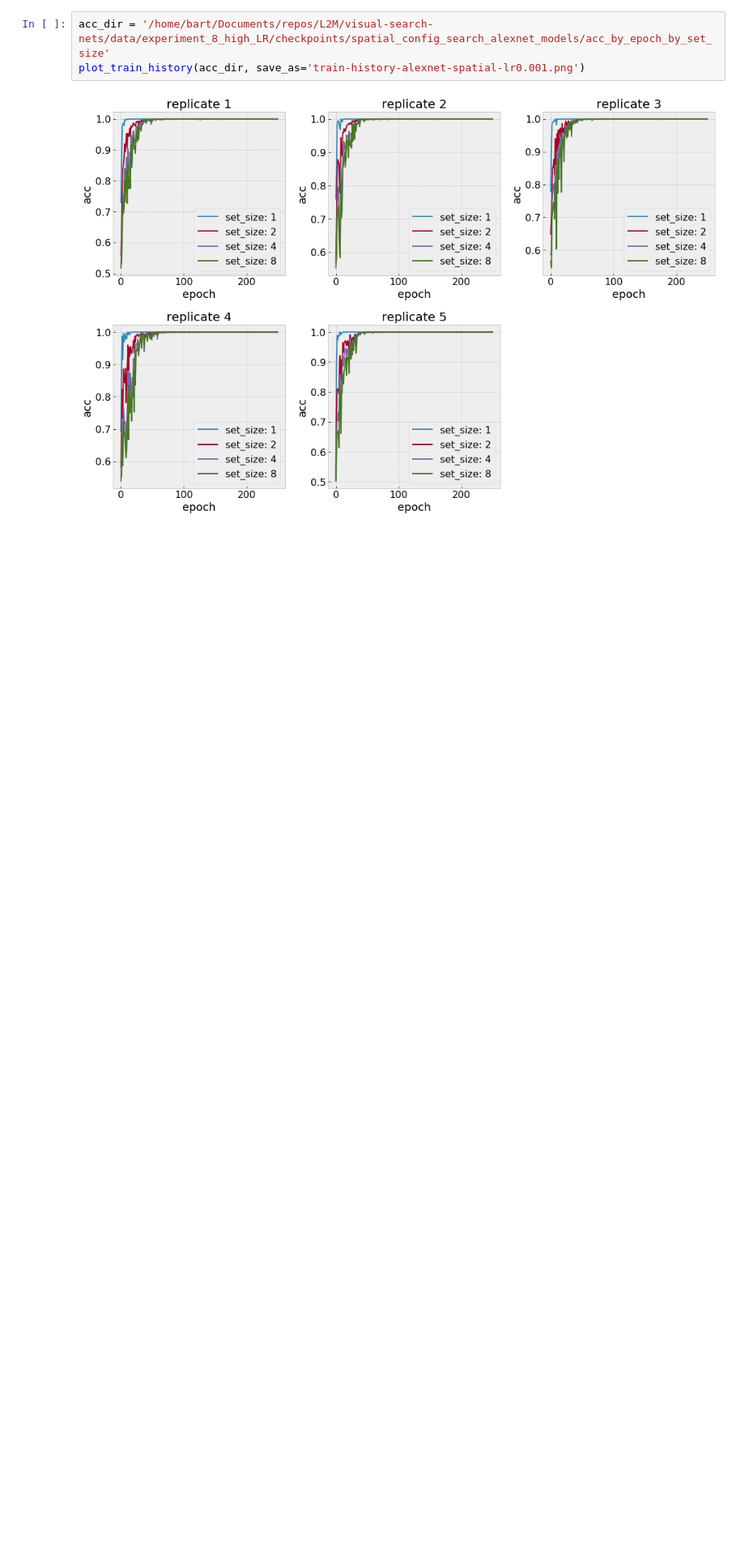
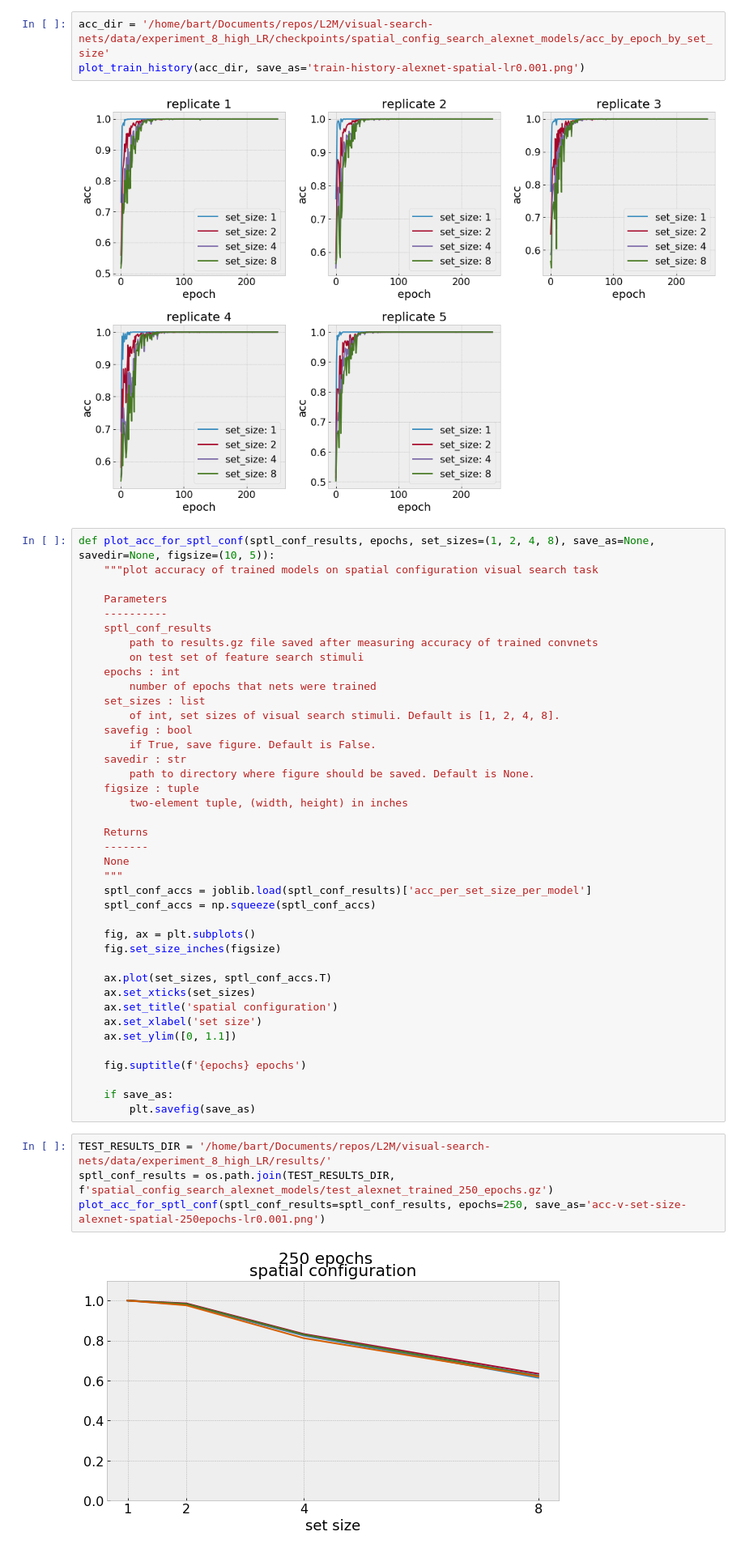
Before and after one commit to NickleDave/visual-search-nets, a Jupyter notebook: docs/notebooks/supp-info/training-history.ipynb, the cells around one changed output. Shown at 81% size. Saved outputs shown, nothing was run; the diff lists cells and outputs as text; blank space fills up the shorter version.

Commit message:
add 'plot_acc_for_spatial_conf' func to training-history.ipynb, use on expt 8

```diff
--- a/docs/notebooks/supp-info/training-history.ipynb
+++ b/docs/notebooks/supp-info/training-history.ipynb
@@ -70,3 +71,49 @@ acc_dir = '/home/bart/Documents/repos/L2M/visual-search-nets/data/experiment_8_h
 plot_train_history(acc_dir, save_as='train-history-alexnet-spatial-lr0.001.png')
 # %% [output]
 [figure]
+# %%
+def plot_acc_for_sptl_conf(sptl_conf_results, epochs, set_sizes=(1, 2, 4, 8), save_as=None, savedir=None, figsize=(10, 5)):
+    """plot accuracy of trained models on spatial configuration visual search task
+
+    Parameters
+    ----------
+    sptl_conf_results
+        path to results.gz file saved after measuring accuracy of trained convnets
+        on test set of feature search stimuli
+    epochs : int
+        number of epochs that nets were trained
+    set_sizes : list
+        of int, set sizes of visual search stimuli. Default is [1, 2, 4, 8].
+    savefig : bool
+        if True, save figure. Default is False.
+    savedir : str
+        path to directory where figure should be saved. Default is None.
+    figsize : tuple
+        two-element tuple, (width, height) in inches
+
+    Returns
+    -------
+    None
+    """
+    sptl_conf_accs = joblib.load(sptl_conf_results)['acc_per_set_size_per_model']
+    sptl_conf_accs = np.squeeze(sptl_conf_accs)
+
+    fig, ax = plt.subplots()
+    fig.set_size_inches(figsize)
+
+    ax.plot(set_sizes, sptl_conf_accs.T)
+    ax.set_xticks(set_sizes)
+    ax.set_title('spatial configuration')
+    ax.set_xlabel('set size')
+    ax.set_ylim([0, 1.1])
+
+    fig.suptitle(f'{epochs} epochs')
+
+    if save_as:
+        plt.savefig(save_as)
+# %%
+TEST_RESULTS_DIR = '/home/bart/Documents/repos/L2M/visual-search-nets/data/experiment_8_high_LR/results/'
+sptl_conf_results = os.path.join(TEST_RESULTS_DIR, f'spatial_config_search_alexnet_models/test_alexnet_trained_250_epochs.gz')
+plot_acc_for_sptl_conf(sptl_conf_results=sptl_conf_results, epochs=250, save_as='acc-v-set-size-alexnet-spatial-250epochs-lr0.001.png')
+# %% [output]
+[figure, added]
```
Also changed, not shown: parts of 1 cell of this notebook.
